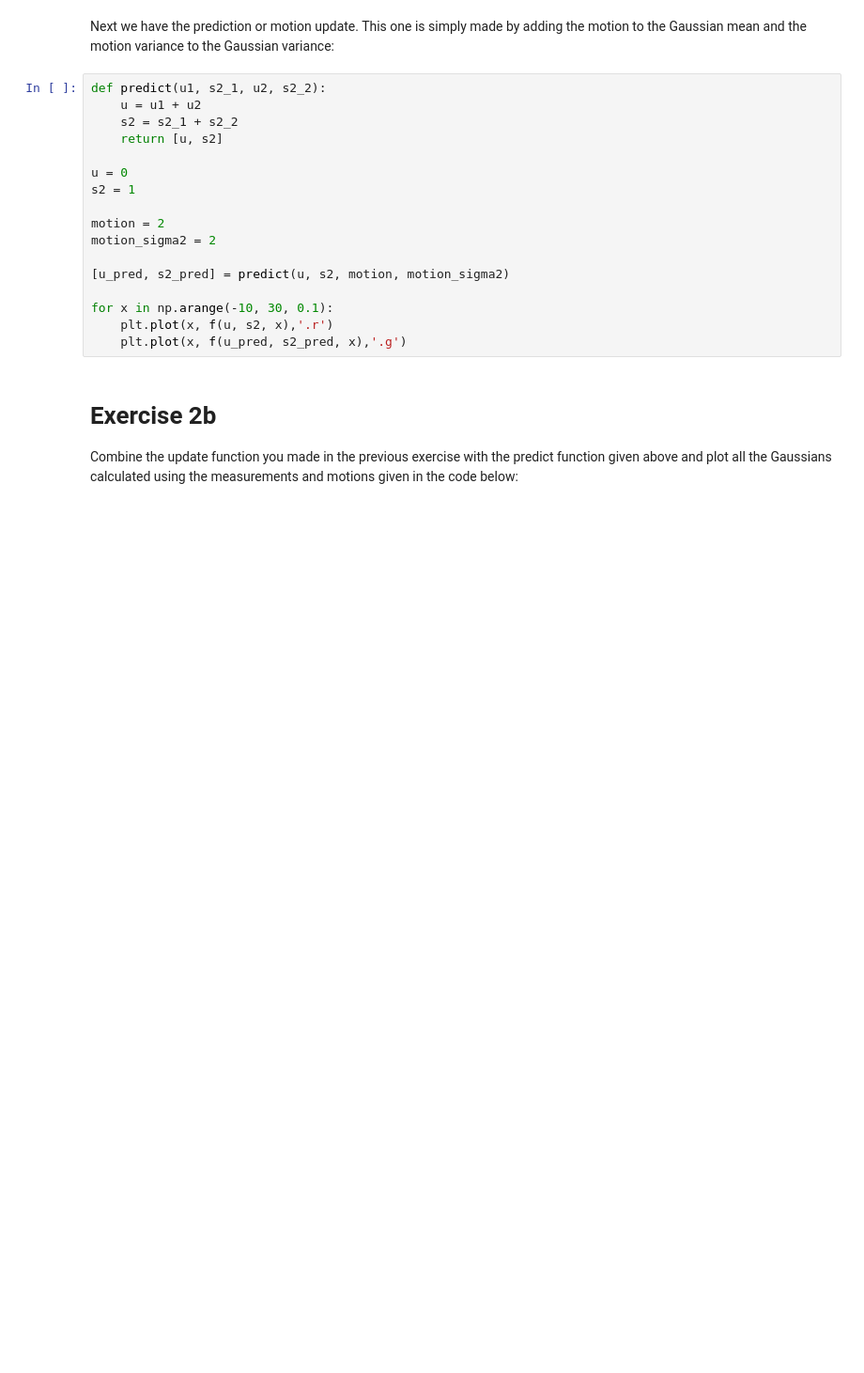
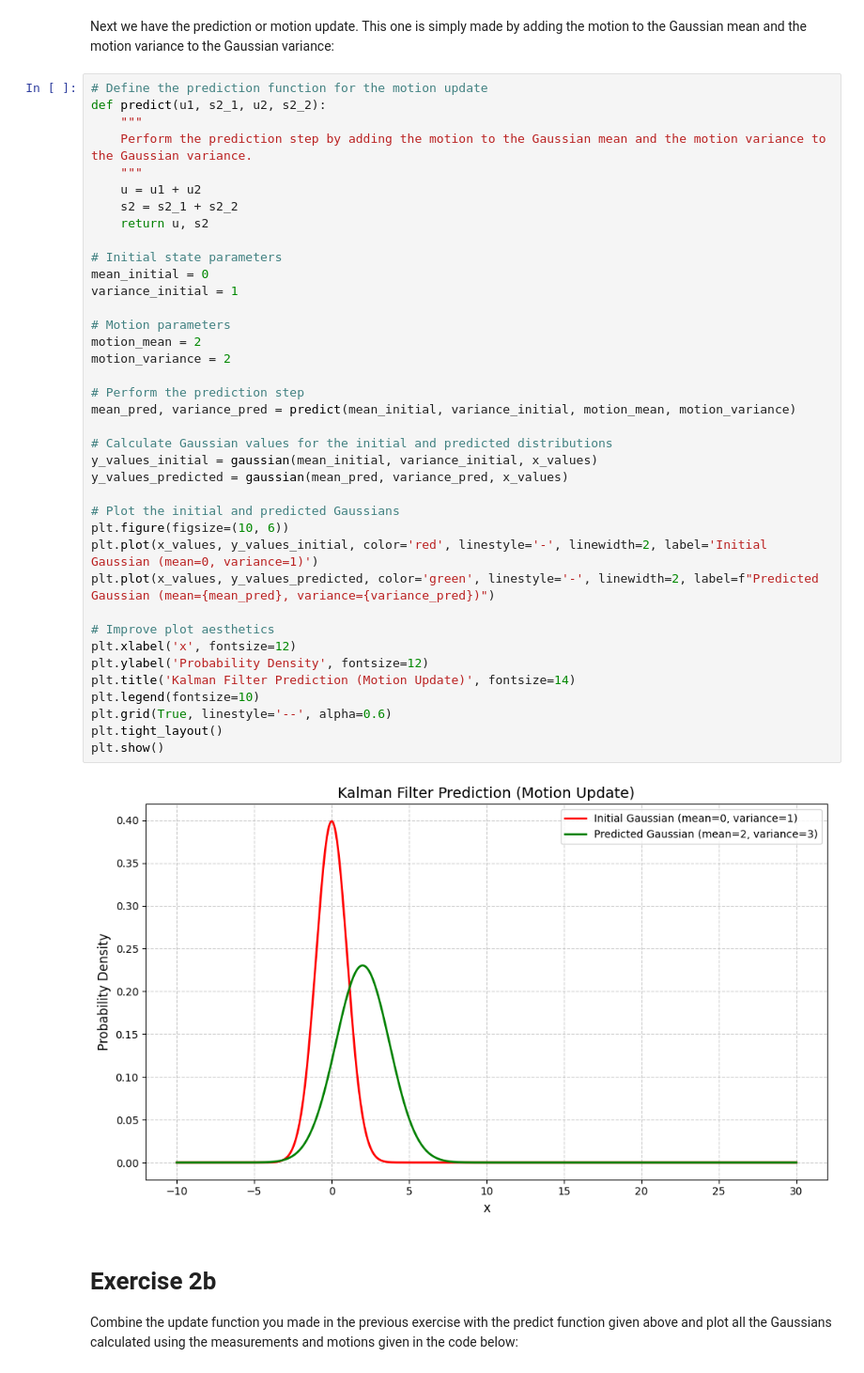
Before and after one commit to alpacfer/pfas, a Jupyter notebook: week7/exercises/Exercise2 - Kalman Filter.ipynb, the cells around one changed output. Shown at 94% size. Saved outputs shown, nothing was run; the diff lists cells and outputs as text; blank space fills up the shorter version.

```diff
--- a/week7/exercises/Exercise2 - Kalman Filter.ipynb
+++ b/week7/exercises/Exercise2 - Kalman Filter.ipynb
@@ -40,23 +69,46 @@ Notice that the resulting Gaussian has a higher peak than both of the others. Th
 
 
 Next we have the prediction or motion update. This one is simply made by adding the motion to the Gaussian mean and the motion variance to the Gaussian variance:
-# %%
-def predict(u1, s2_1, u2, s2_2):
-    u = u1 + u2
-    s2 = s2_1 + s2_2
-    return [u, s2]
-
-u = 0
-s2 = 1
-
-motion = 2
-motion_sigma2 = 2
-
-[u_pred, s2_pred] = predict(u, s2, motion, motion_sigma2)
-
-for x in np.arange(-10, 30, 0.1):
-    plt.plot(x, f(u, s2, x),'.r')
-    plt.plot(x, f(u_pred, s2_pred, x),'.g')
+# %%
+# Define the prediction function for the motion update
+def predict(u1, s2_1, u2, s2_2):
+    """
+    Perform the prediction step by adding the motion to the Gaussian mean and the motion variance to the Gaussian variance.
+    """
+    u = u1 + u2
+    s2 = s2_1 + s2_2
+    return u, s2
+
+# Initial state parameters
+mean_initial = 0
+variance_initial = 1
+
+# Motion parameters
+motion_mean = 2
+motion_variance = 2
+
+# Perform the prediction step
+mean_pred, variance_pred = predict(mean_initial, variance_initial, motion_mean, motion_variance)
+
+# Calculate Gaussian values for the initial and predicted distributions
+y_values_initial = gaussian(mean_initial, variance_initial, x_values)
+y_values_predicted = gaussian(mean_pred, variance_pred, x_values)
+
+# Plot the initial and predicted Gaussians
+plt.figure(figsize=(10, 6))
+plt.plot(x_values, y_values_initial, color='red', linestyle='-', linewidth=2, label='Initial Gaussian (mean=0, variance=1)')
+plt.plot(x_values, y_values_predicted, color='green', linestyle='-', linewidth=2, label=f"Predicted Gaussian (mean={mean_pred}, variance={variance_pred})")
+
+# Improve plot aesthetics
+plt.xlabel('x', fontsize=12)
+plt.ylabel('Probability Density', fontsize=12)
+plt.title('Kalman Filter Prediction (Motion Update)', fontsize=14)
+plt.legend(fontsize=10)
+plt.grid(True, linestyle='--', alpha=0.6)
+plt.tight_layout()
+plt.show()
+# %% [output]
+[figure, added]
 # %% [markdown]
 # Exercise 2b
 Combine the update function you made in the previous exercise with the predict function given above and plot all the Gaussians calculated using the measurements and motions given in the code below:
```
Also changed, not shown: parts of 9 cells of this notebook.
